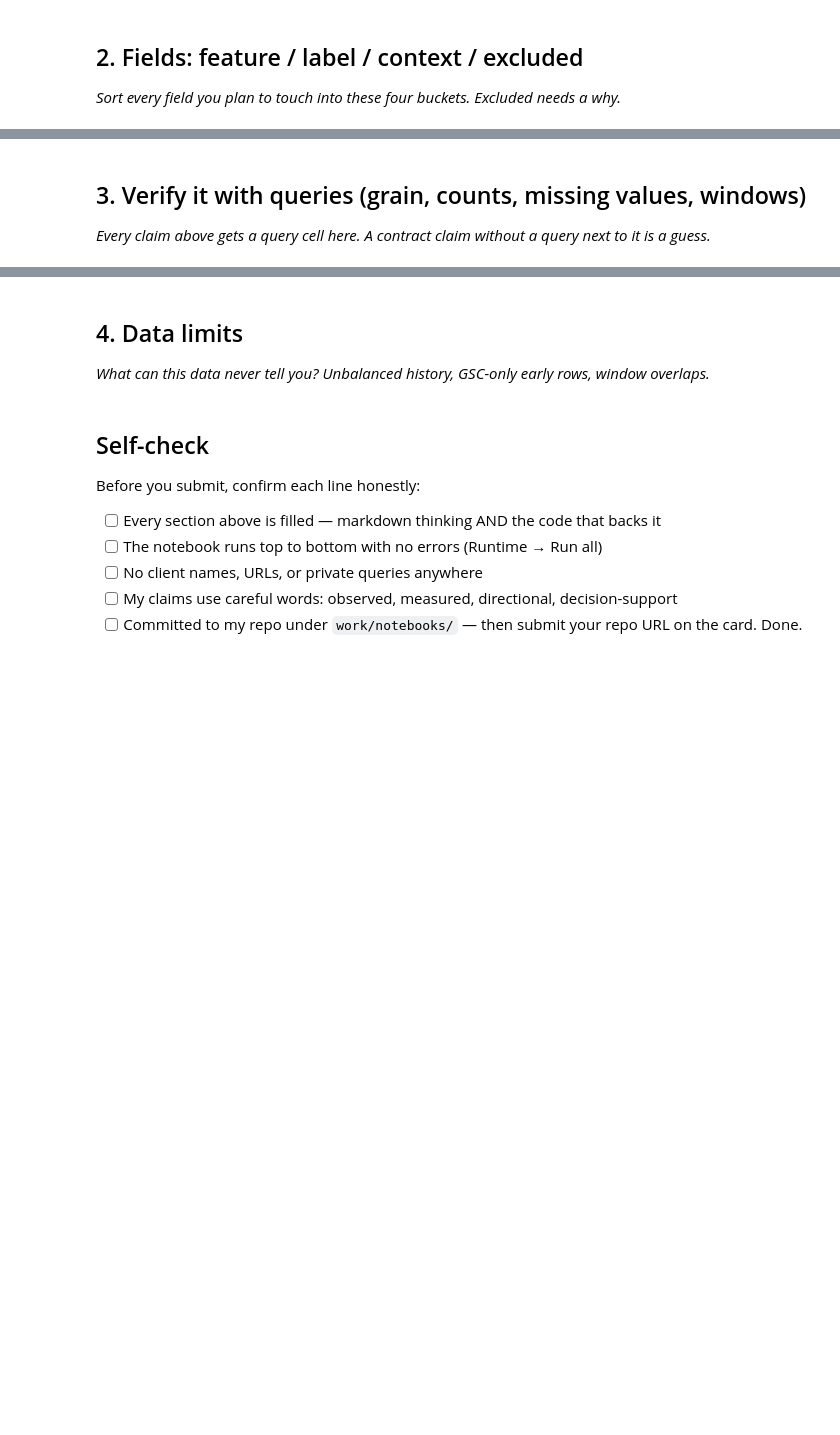
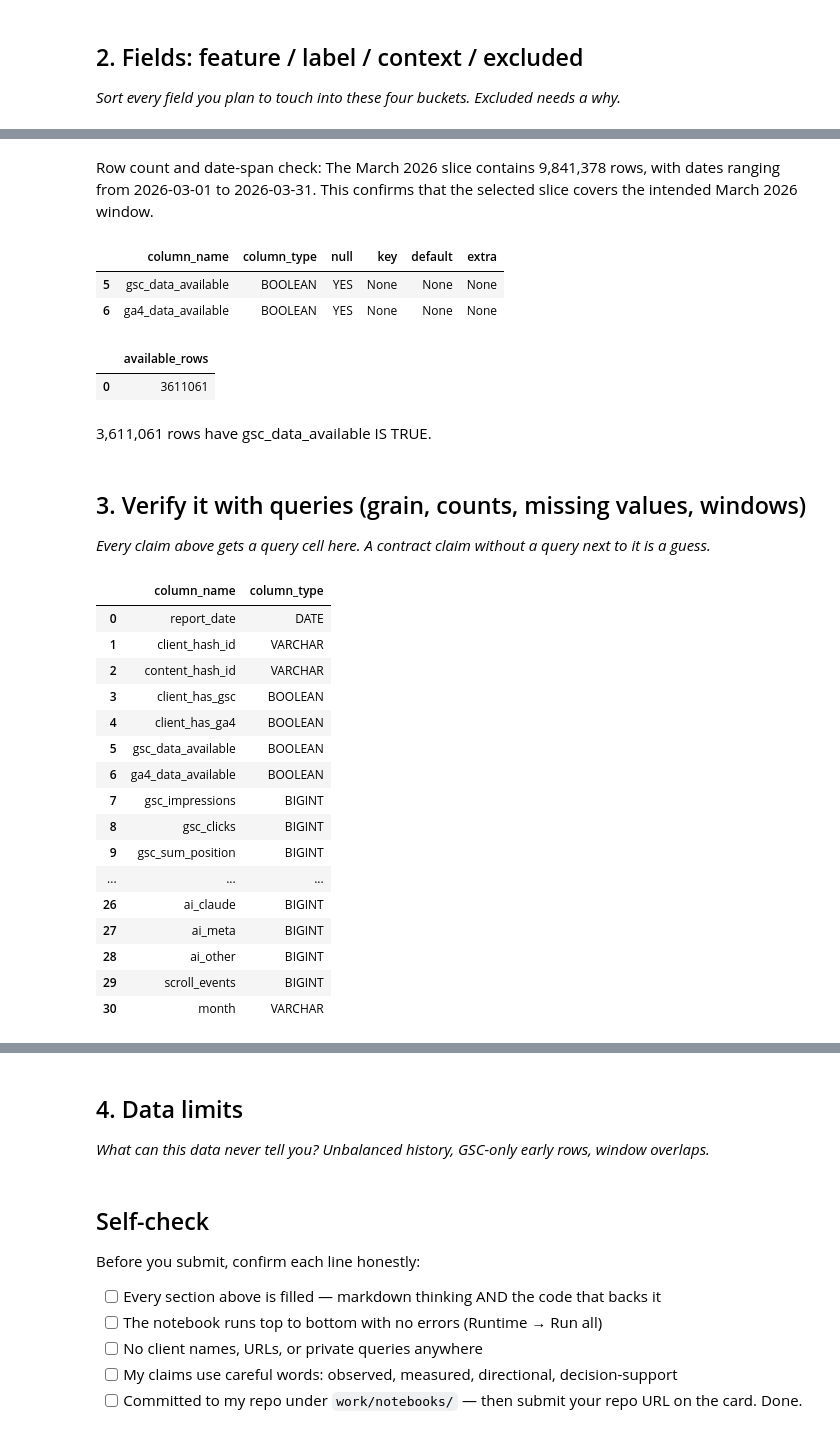
Before and after one commit to nazama-tech/Flyrank-Ml-internship, a Jupyter notebook: work/notebooks/w03_data_contract.ipynb, the cells around one changed output, grey strips where cells are left out. Drawn from its saved outputs; the diff is of its cells as text; code cells hidden in the pictures; blank space fills up the shorter version.

```diff
--- a/work/notebooks/w03_data_contract.ipynb
+++ b/work/notebooks/w03_data_contract.ipynb
@@ -23,3 +131,40 @@ This skeleton is yours to fill. Work the sections **in order** — each one has
+# %% [markdown]
+Row count and date-span check: The March 2026 slice contains 9,841,378 rows, with dates ranging from 2026-03-01 to 2026-03-31. This confirms that the selected slice covers the intended March 2026 window.
+# %%
+availability_columns = con.sql("""
+    DESCRIBE
+    SELECT *
+    FROM read_parquet(
+        'hf://datasets/FlyRank/internship-warehouse/fact_content_daily_performance/**/*.parquet'
+    )
+""").df()
+
+availability_columns[
+    availability_columns["column_name"].str.contains(
+        "available", case=False, na=False
+    )
+]
+# %% [output]
+|  | column_name | column_type | null | key | default | extra |
+| 5 | gsc_data_available | BOOLEAN | YES | None | None | None |
+| 6 | ga4_data_available | BOOLEAN | YES | None | None | None |
+# %%
+availability_check = con.sql("""
+    SELECT
+        COUNT(*) AS available_rows
+    FROM read_parquet(
+        'hf://datasets/FlyRank/internship-warehouse/fact_content_daily_performance/**/*.parquet'
+    )
+    WHERE month = '2026-03'
+      AND gsc_data_available IS TRUE
+""").df()
+
+availability_check
+# %% [output]
+|  | available_rows |
+| 0 | 3611061 |
+# %% [markdown]
+3,611,061 rows have gsc_data_available IS TRUE.
 # %% [markdown]
 ## 3. Verify it with queries (grain, counts, missing values, windows)
 
@@ -29,0 +172,29 @@ This skeleton is yours to fill. Work the sections **in order** — each one has
+# %%
+# This cell is for CODE (numbers, a query, a check).
+columns = con.sql("""
+    DESCRIBE
+    SELECT *
+    FROM read_parquet(
+        'hf://datasets/FlyRank/internship-warehouse/fact_content_daily_performance/**/*.parquet'
+    )
+""").df()
+
+columns[["column_name", "column_type"]]
+# %% [output]
+|  | column_name | column_type |
+| 0 | report_date | DATE |
+| 1 | client_hash_id | VARCHAR |
+| 2 | content_hash_id | VARCHAR |
+| 3 | client_has_gsc | BOOLEAN |
+| 4 | client_has_ga4 | BOOLEAN |
+| 5 | gsc_data_available | BOOLEAN |
+| 6 | ga4_data_available | BOOLEAN |
+| 7 | gsc_impressions | BIGINT |
+| 8 | gsc_clicks | BIGINT |
+| 9 | gsc_sum_position | BIGINT |
+| ... | ... | ... |
+| 26 | ai_claude | BIGINT |
+| 27 | ai_meta | BIGINT |
+| 28 | ai_other | BIGINT |
+| 29 | scroll_events | BIGINT |
+| 30 | month | VARCHAR |
```
Also changed, not shown: parts of 12 cells of this notebook.
